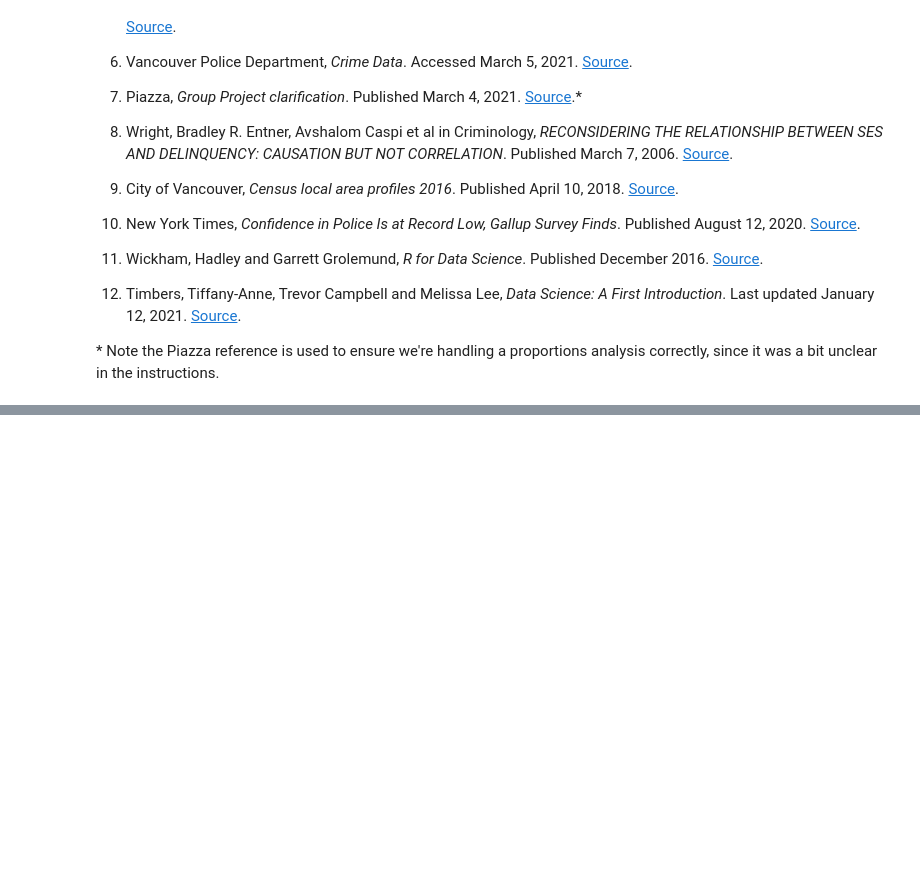
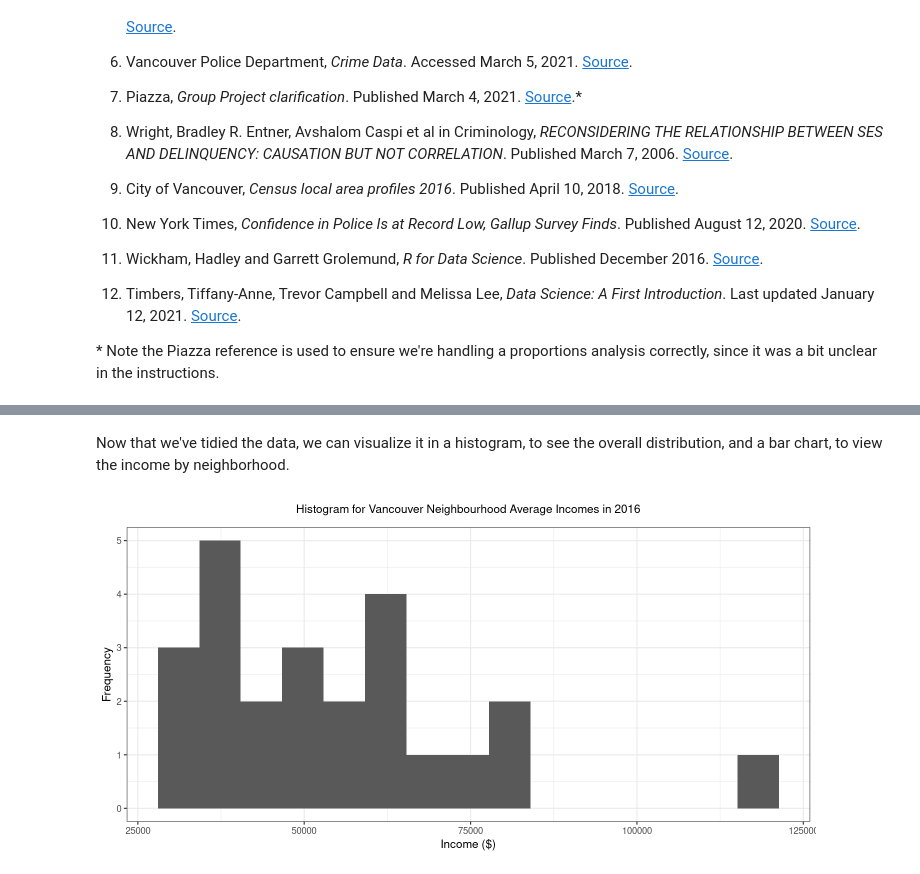
Before and after one commit to adammitha/STAT201-group-project, a Jupyter notebook: code/project-final.ipynb, the cells around one changed output, grey strips where cells are left out. Saved outputs shown, nothing was run; the diff lists cells and outputs as text; code cells hidden in the pictures; blank space fills up the shorter version.

Commit message:
finished neighbourhoods wealth analysis; neighbourhood refactoring

```diff
--- a/code/project-final.ipynb
+++ b/code/project-final.ipynb
@@ -1104,0 +1115,6 @@ unlink("*.zip")
+# %%
+# Read in data from the City of Vancouver "opendata" website
+url <- "https://webtransfer.vancouver.ca/opendata/csv/CensusLocalAreaProfiles2016.csv"
+census <- read_csv(url, skip = 4) %>%
+    clean_names()
+head(census)
@@ -1104,0 +1145,12 @@ unlink("*.zip")
+# %%
+# This the the question in the `variable` column we care about
+INCOME_QUESTION <- "Average total income in 2015 among recipients ($)"
+
+# Grab all neighborhoods' average incomes
+neighbourhood_income <- census %>%
+    filter(variable == INCOME_QUESTION) %>%
+    head(1) %>% # we're only interested in the first row; the subsequent rows with this `variable` contain data for only a segment of the population (e.g., males)
+    gather(neighborhood, income, arbutus_ridge:vancouver_cma) %>% # convert "wide" data to long with `gather`
+    select(-variable, -id) # drop columns we're not interested in
+
+head(neighbourhood_income)
@@ -1104,0 +1167,15 @@ unlink("*.zip")
+# %% [markdown]
+Now that we've tidied the data, we can visualize it in a histogram, to see the overall distribution, and a bar chart, to view the income by neighborhood.
+# %%
+neighbourhood_income_histogram <- neighbourhood_income %>%
+    ggplot(aes(x = income)) +
+    geom_histogram(bins = 15) +
+    labs(
+        title = "Histogram for Vancouver Neighbourhood Average Incomes in 2016\n",
+        x = "Income ($)",
+        y = "Frequency"
+    ) +
+    theme_stat201(12, 6)
+neighbourhood_income_histogram
+# %% [output]
+[figure, added]
```
Also changed, not shown: parts of 18 cells of this notebook, 1 other file.
